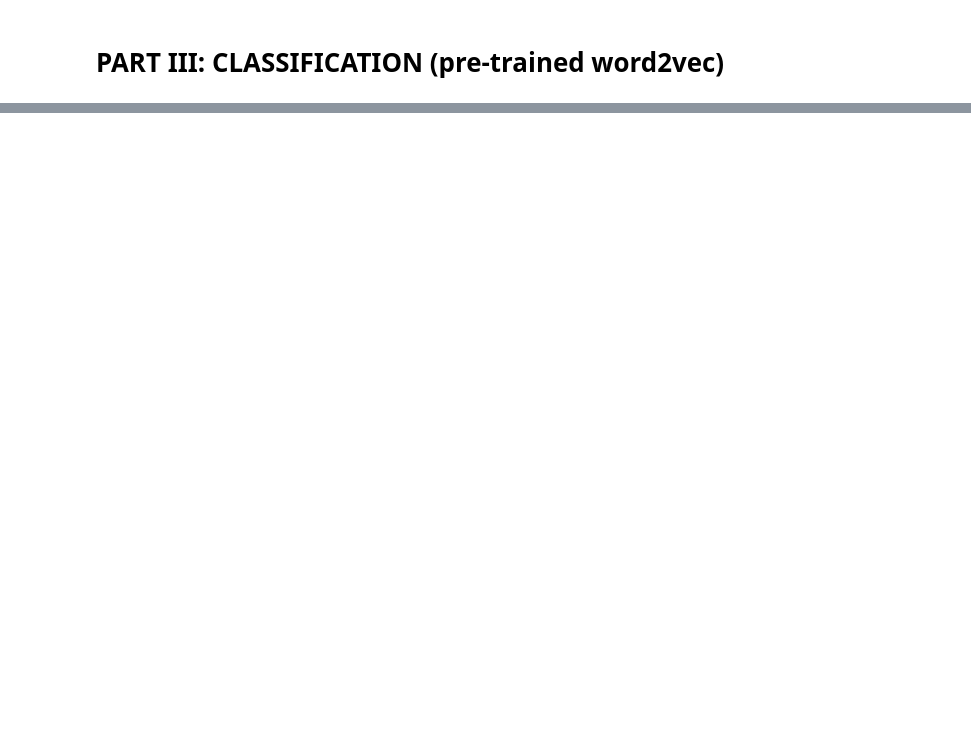
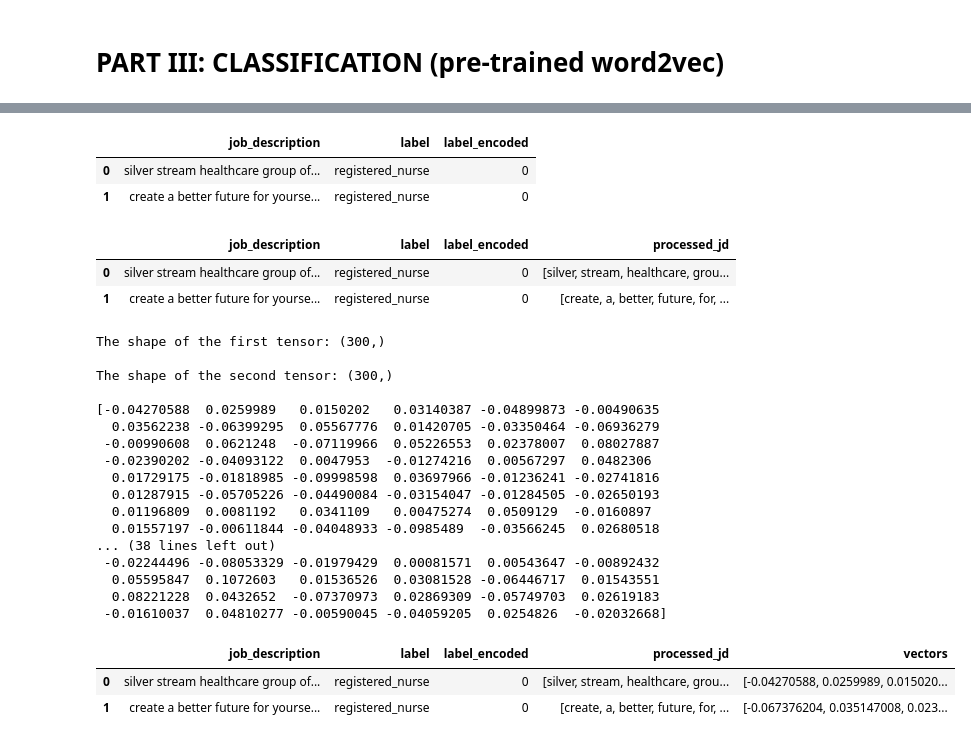
Before and after one commit to temulenbd/project-text-represetation-techniques, a Jupyter notebook: 3. data evaluation (word2vec - google).ipynb, the cells around one changed output, grey strips where cells are left out. Drawn from its saved outputs; the diff is of its cells as text; code cells hidden in the pictures; blank space fills up the shorter version.

```diff
--- a/3. data evaluation (word2vec - google).ipynb
+++ b/3. data evaluation (word2vec - google).ipynb
@@ -276,0 +48,73 @@ benchmark_test['processed_text'] = benchmark_test['text'].apply(preprocess_text)
+# %%
+# Encode the 'label' column.
+df_jobads['label_encoded'] = df_jobads.label.map(lambda x: label2id[x.strip()])
+
+df_jobads.head(2)
+# %% [output]
+|  | job_description | label | label_encoded |
+| 0 | silver stream healthcare group of... | registered_nurse | 0 |
+| 1 | create a better future for yourse... | registered_nurse | 0 |
+# %%
+# Load the pre-trained Word2Vec model
+word2vec = KeyedVectors.load_word2vec_format('GoogleNews-vectors-negative300.bin', binary=True)
+# %%
+# Lowercasing and tokenizing
+def preprocess_text_word2vec(text):
+    # Lowercasing
+    text = text.lower()
+    # Removing punctuation
+    text = re.sub(r'[^a-zA-Z0-9\s]', '', text)
+    # Tokenization
+    tokens = word_tokenize(text)
+
+    return tokens
+# %%
+df_jobads['processed_jd'] = df_jobads['job_description'].apply(preprocess_text_word2vec)
+
+df_jobads.head(2)
+# %% [output]
+|  | job_description | label | label_encoded | processed_jd |
+| 0 | silver stream healthcare group of... | registered_nurse | 0 | [silver, stream, healthcare, grou... |
+| 1 | create a better future for yourse... | registered_nurse | 0 | [create, a, better, future, for, ... |
+# %%
+def embed_tokens(tokens_list, model):
+    vectors = [model[word] for word in tokens_list if word in model]
+    if vectors:
+        # Averaging the vectors (You could choose another aggregation method)
+        embedding = np.mean(vectors, axis=0)
+    else:
+        # Use a zero vector if none of the tokens were found in the Word2Vec model
+        embedding = np.zeros(model.vector_size)
+
+    return embedding
+# %%
+# Apply the function to embed each row's tokens in the DataFrame
+df_jobads['vectors'] = df_jobads['processed_jd'].apply(lambda x: embed_tokens(x, word2vec))
+# This will add a new column 'word2vec_embedding' where each row contains the aggregated Word2Vec embedding for its tokens
+
+print('The shape of the first tensor:', df_jobads.iat[0, -1].shape, '\n')
+print('The shape of the second tensor:', df_jobads.iat[1, -1].shape, '\n')
+print(df_jobads.iat[0, -1], '\n')
+
+df_jobads.head(2)
+# %% [output]
+The shape of the first tensor: (300,)
+
+The shape of the second tensor: (300,)
+
+[-0.04270588  0.0259989   0.0150202   0.03140387 -0.04899873 -0.00490635
+  0.03562238 -0.06399295  0.05567776  0.01420705 -0.03350464 -0.06936279
+ -0.00990608  0.0621248  -0.07119966  0.05226553  0.02378007  0.08027887
+ -0.02390202 -0.04093122  0.0047953  -0.01274216  0.00567297  0.0482306
+  0.01729175 -0.01818985 -0.09998598  0.03697966 -0.01236241 -0.02741816
+  0.01287915 -0.05705226 -0.04490084 -0.03154047 -0.01284505 -0.02650193
+  0.01196809  0.0081192   0.0341109   0.00475274  0.0509129  -0.0160897
+  0.01557197 -0.00611844 -0.04048933 -0.0985489  -0.03566245  0.02680518
+... (38 lines left out)
+ -0.02244496 -0.08053329 -0.01979429  0.00081571  0.00543647 -0.00892432
+  0.05595847  0.1072603   0.01536526  0.03081528 -0.06446717  0.01543551
+  0.08221228  0.0432652  -0.07370973  0.02869309 -0.05749703  0.02619183
+ -0.01610037  0.04810277 -0.00590045 -0.04059205  0.0254826  -0.02032668]
+|  | job_description | label | label_encoded | processed_jd | vectors |
+| 0 | silver stream healthcare group of... | registered_nurse | 0 | [silver, stream, healthcare, grou... | [-0.04270588, 0.0259989, 0.015020... |
+| 1 | create a better future for yourse... | registered_nurse | 0 | [create, a, better, future, for, ... | [-0.067376204, 0.035147008, 0.023... |
```
Also changed, not shown: parts of 57 cells of this notebook, 7 other files.
